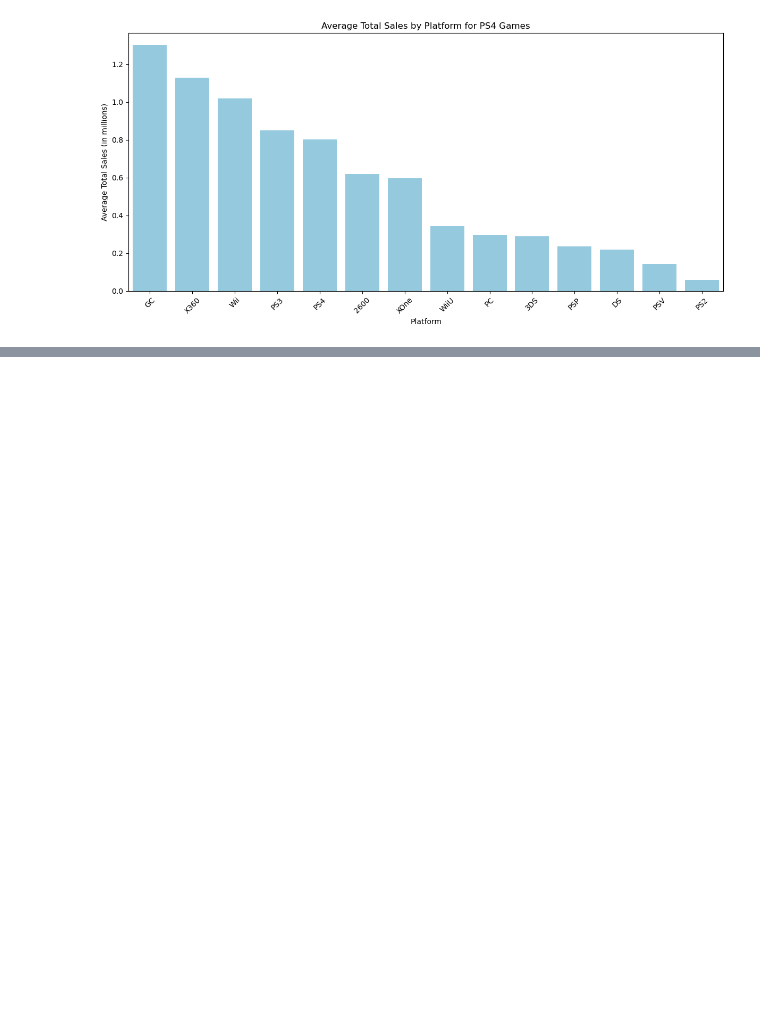
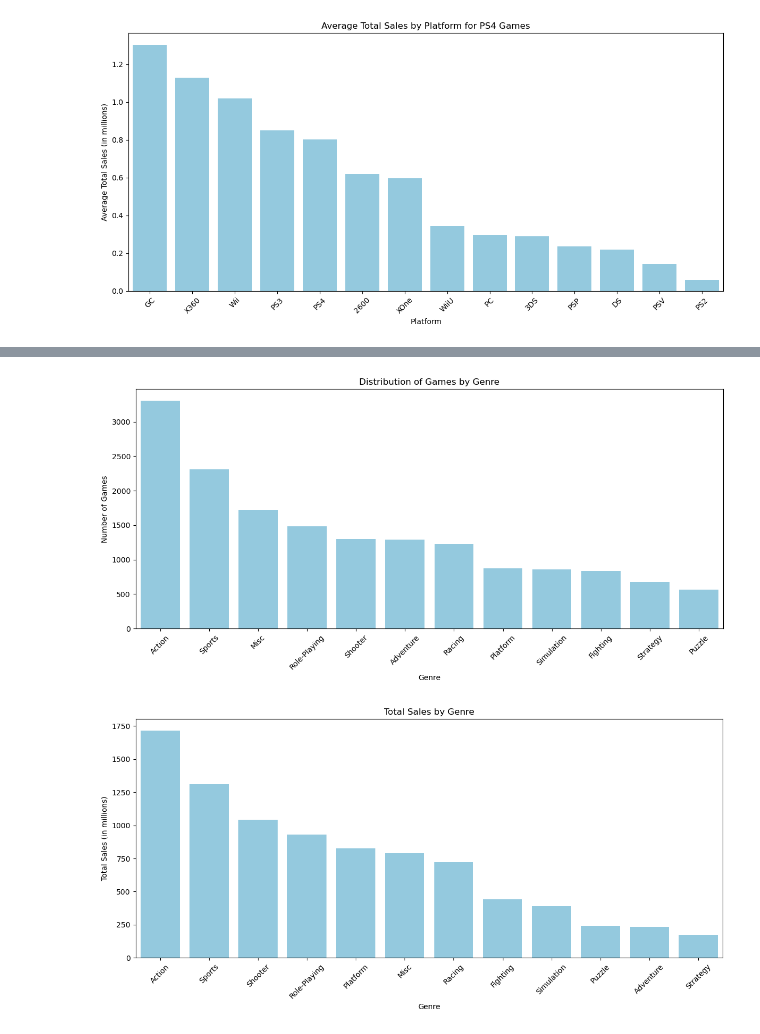
Before and after one commit to Flamingo-Rocker/Video-Game-Marketing-Strategy, a Jupyter notebook: notebooks/Video Game EDA & SDA.ipynb, the cells around one changed output, grey strips where cells are left out. Saved outputs shown, nothing was run; the diff lists cells and outputs as text; code cells hidden in the pictures; blank space fills up the shorter version.

```diff
--- a/notebooks/Video Game EDA & SDA.ipynb
+++ b/notebooks/Video Game EDA & SDA.ipynb
@@ -424,0 +433,27 @@ plt.show()
+# %%
+# Take a look at the general distribution of games by genre.
+# What can we say about the most profitable genres?
+# Can you generalize about genres with high and low sales?
+
+plt.figure(figsize=(12, 6))
+sns.countplot(data=games, x='genre', order=games['genre'].value_counts().index, color='skyblue', legend=False)
+plt.xlabel('Genre')
+plt.ylabel('Number of Games')
+plt.title('Distribution of Games by Genre')
+plt.xticks(rotation=45)
+plt.tight_layout()
+plt.show()
+
+# Calculate total sales by genre
+genre_sales = games.groupby('genre')['total_sales'].sum().sort_values(ascending=False)
+plt.figure(figsize=(12, 6))
+sns.barplot(data=genre_sales.reset_index(), x='genre', y='total_sales', color='skyblue')
+plt.xlabel('Genre')
+plt.ylabel('Total Sales (in millions)')
+plt.title('Total Sales by Genre')
+plt.xticks(rotation=45)
+plt.tight_layout()
+plt.show()
+# %% [output]
+[figure, added]
+[figure, added]
```
Also changed, not shown: parts of 13 cells of this notebook.
